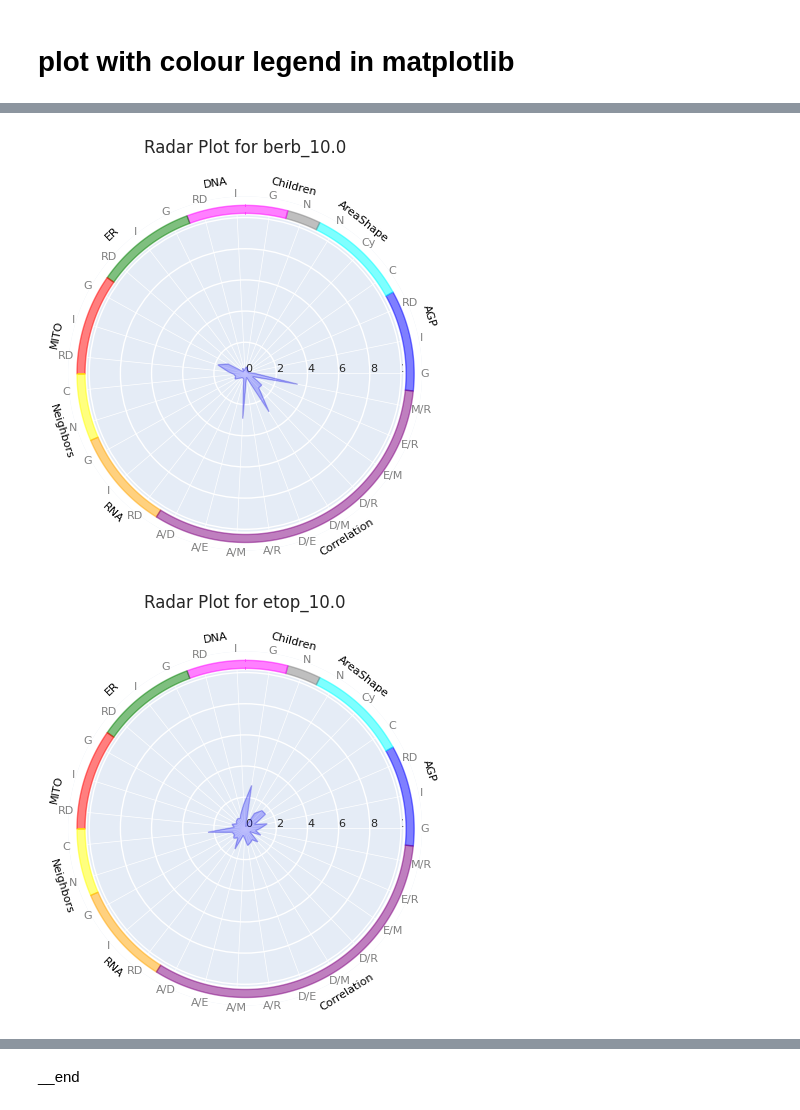
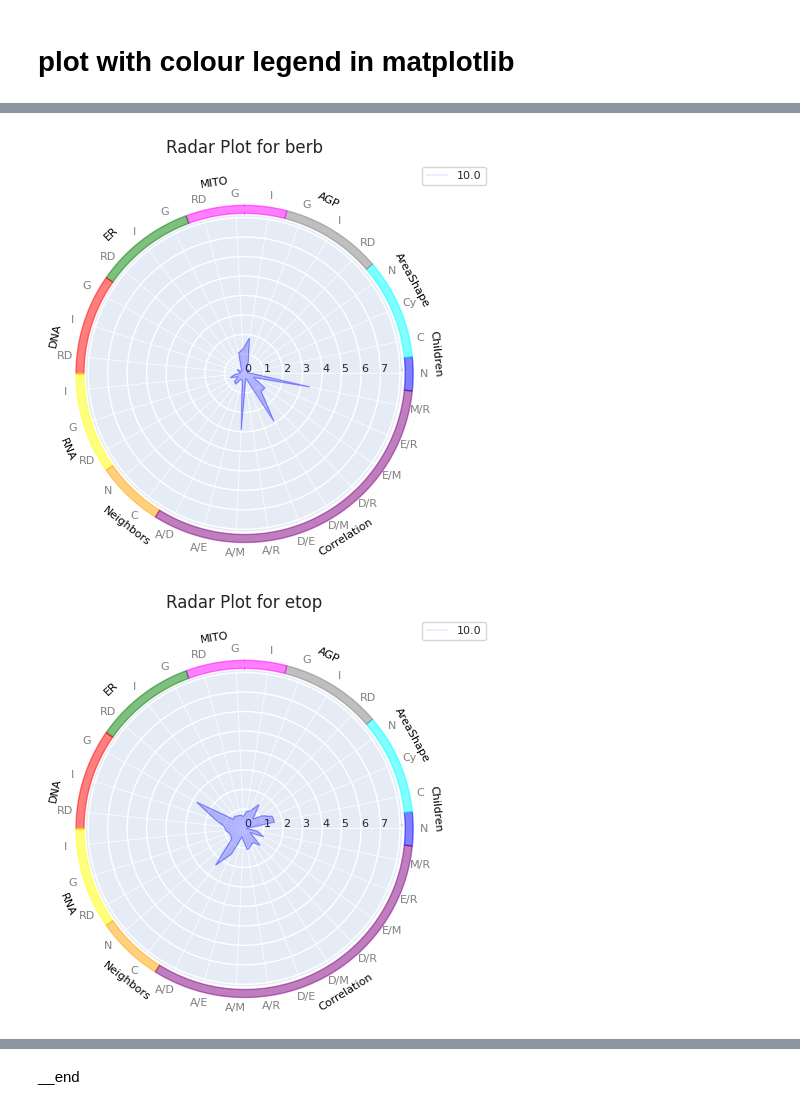
Before and after one commit to jonrie/radarplots, a Jupyter notebook: radarplots.ipynb, the cells around one changed output, grey strips where cells are left out. Saved outputs shown, nothing was run; the diff lists cells and outputs as text; code cells hidden in the pictures.

```diff
--- a/radarplots.ipynb
+++ b/radarplots.ipynb
@@ -387,10 +349,18 @@ categories_cp
 # %%
 # prepare features for matplotlib plotting
+
+categories_cp = grouping.drop_duplicates(subset=["Feature_group", "main_module", "module", "letter"], keep='first').reset_index(drop=True)
 
 df_38cat_trans    = df_38cat.transpose()
 df_38cat_trans    = df_38cat_trans.reset_index().rename(columns={'index': 'Feature_group'})
 merged_df         = pd.merge(df_38cat_trans, categories_cp, on='Feature_group', how='inner')
-merged_df_indexed = merged_df.set_index(['Feature_group', 'main_module', 'module', 'letter'])
+
+desired_order = ['Children','AreaShape', 'AGP', 'MITO', 'ER', 'DNA', 'RNA', 'Neighbors','Correlation']
+order_map     = {module: i for i, module in enumerate(desired_order)}
+df_sorted     = merged_df.sort_values(by='main_module', key=lambda x: x.map(order_map))
+
+
+merged_df_indexed = df_sorted.set_index(['Feature_group', 'main_module', 'module', 'letter'])
 # %%
 # create dict based on features in your file
 
@@ -413,20 +383,18 @@ def build_modules_dict(df):
 
     return modules_dict
 
-modules_dict = build_modules_dict(merged_df)
+modules_dict = build_modules_dict(df_sorted)
 # %%
-max_value_across_df = 10
-
-def radarplot_matplotlib(modules_dict, group_means, title, max_value):
+def radarplot_matplotlib(modules_dict, group_means, doses, title, max_value):
     modules = [module for module, subgroups in modules_dict.items() for _ in subgroups]
     submodules = [subgroup for module, subgroups in modules_dict.items() for subgroup in subgroups]
 
     num_vars = len(submodules)
     angles = np.linspace(0, 2 * pi, num_vars, endpoint=False).tolist()
-    angles += angles[:1]  # complete the loop
+    angles += angles[:1]
 
     fig, ax = plt.subplots(figsize=(6, 6), subplot_kw=dict(polar=True))
-    colors = ['blue', 'cyan', 'grey', 'magenta', 'green', 'red', 'yellow', 'orange', 'purple']
+    colors_cat = ['blue', 'cyan', 'grey', 'magenta', 'green', 'red', 'yellow', 'orange', 'purple']
 
     ax.set_facecolor('#e5ecf6')
 
@@ -444,11 +412,10 @@ def radarplot_matplotlib(modules_dict, group_means, title, max_value):
 
     narrow_inner_edge_value = outer_edge_value * 1.05
 
-
     for angle in angles[:-1]:
         ax.plot([angle, angle], [0, outer_edge_value], color='white', linewidth=0.5, zorder=0)
 
-    for group, color in zip(modules_dict.keys(), colors):
+    for group, color in zip(modules_dict.keys(), colors_cat):
         start_angle = group_start_angles[group]
         num_subgroups_in_group = len(modules_dict[group])
         end_angle = start_angle + num_subgroups_in_group * (2 * pi / total_subgroups)
@@ -463,49 +430,64 @@ def radarplot_matplotlib(modules_dict, group_means, title, max_value):
 
         ax.fill_between(segment_angles, narrow_inner_edge_value, outer_edge_value, color=color, alpha=0.5, zorder=3)
 
-    group_means += group_means[:1]
-    ax.plot(angles, group_means, color='grey', linewidth=0.1, zorder=4)
-    ax.fill(angles, group_means, color='blue', alpha=0.25, zorder=4)
+    colors_doses = ['blue','purple', 'green','yellowgreen','yellow','lightyellow']
+
+    for means, dose, color in zip(group_means, doses, colors_doses):
+        means += means[:1]
+        ax.plot(angles, means, color=color, linewidth=0.1, zorder=4, label=dose)
+        ax.fill(angles, means, color=color, alpha=0.25, zorder=4)
 
     radial_interval = max(1, int(max_value / 5))
     radial_values = np.arange(0, max_value + radial_interval, radial_interval)
     ax.set_rgrids(radial_values, angle=0, fontsize=8)
 
-    # Set radial grid lines to white with a zorder of 0
+
     ax.xaxis.grid(True, zorder=0)
     ax.yaxis.grid(True, linestyle='-', linewidth=1, color='white', alpha=1, zorder=0)
 
     for angle, label in zip(angles[:-1], submodules):
         ax.text(angle, outer_edge_value * 1.12, label,
                 horizontalalignment='center', verticalalignment='center',
-                fontsize=8, color='gray', zorder=4)  # Higher zorder for the text
+                fontsize=8, color='gray', zorder=4)
 
     label_distance = outer_edge_value * 1.2
     for module, start_angle in group_start_angles.items():
         num_subgroups_in_group = len(modules_dict[module])
         group_angle_span = num_subgroups_in_group * (2 * pi / total_subgroups)
         midpoint_angle = start_angle + group_angle_span / 2
 
         rotation = np.degrees(midpoint_angle) + 90 if midpoint_angle >= pi else np.degrees(midpoint_angle) - 90
 
         ax.text(midpoint_angle, label_distance, module,
                 horizontalalignment='center', verticalalignment='center',
                 rotation=rotation, fontsize=8, color='black', rotation_mode='anchor', zorder=4)
 
     ax.spines['polar'].set_visible(False)
     ax.set_xticks([])
 
     inner_circle = plt.Circle((0, 0), narrow_inner_edge_value, transform=ax.transData._b, color='white', fill=False, linewidth=15, zorder=2)
     ax.add_artist(inner_circle)
 
     plt.subplots_adjust(top=0.7)
     plt.title(title, size=12, y=1.1)
+
+    ax.legend(loc='upper right', bbox_to_anchor=(1.2, 1.1), fontsize=8)
+
     plt.show()
 
 
+compound_groups = {}
 for column in merged_df_indexed.columns:
-    group_means = merged_df_indexed[column].tolist()
-    radarplot_matplotlib(modules_dict, group_means, title=f"Radar Plot for {column}", max_value=max_value_across_df)
+    compound_name = column.split('_')[0]
+    if compound_name not in compound_groups:
+        compound_groups[compound_name] = []
+    compound_groups[compound_name].append(column)
+
+
+for compound, columns in compound_groups.items():
+    group_means = [merged_df_indexed[column].tolist() for column in columns]
+    doses = [column.split('_')[1] for column in columns]
+    radarplot_matplotlib(modules_dict, group_means, doses, title=f"Radar Plot for {compound}", max_value=range_max)
 # %% [output]
-[figure, old version]
+[figure, new version]
-[figure, old version]
+[figure, new version]
```
Also changed, not shown: parts of 12 cells of this notebook.
